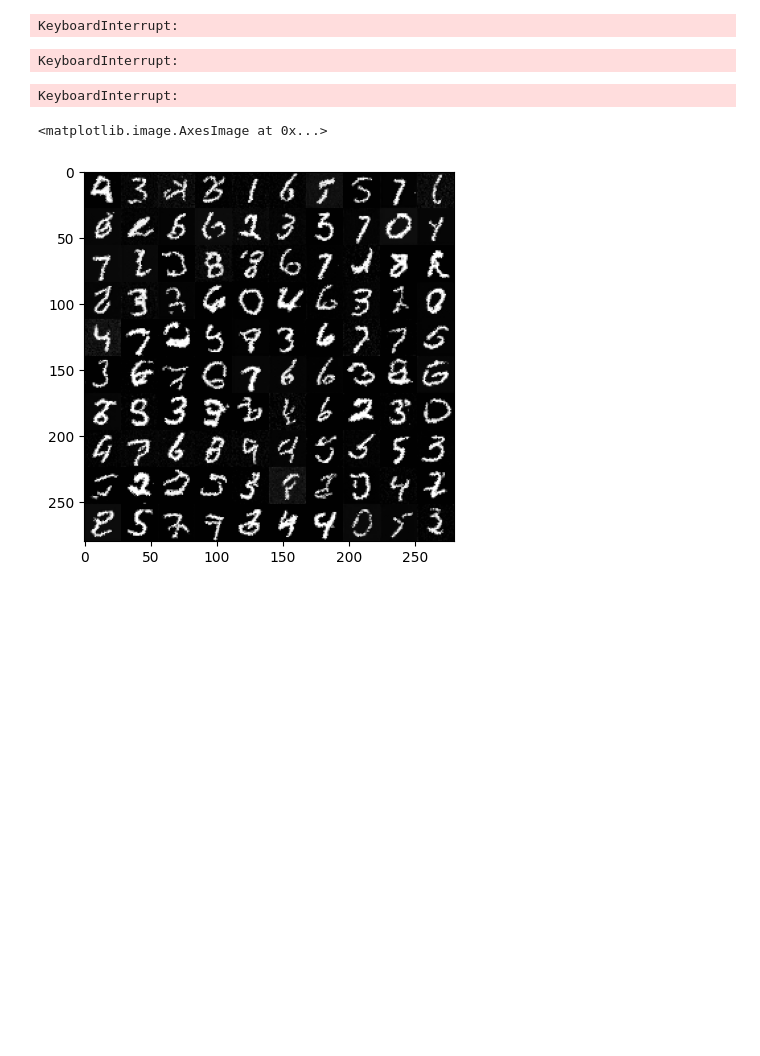
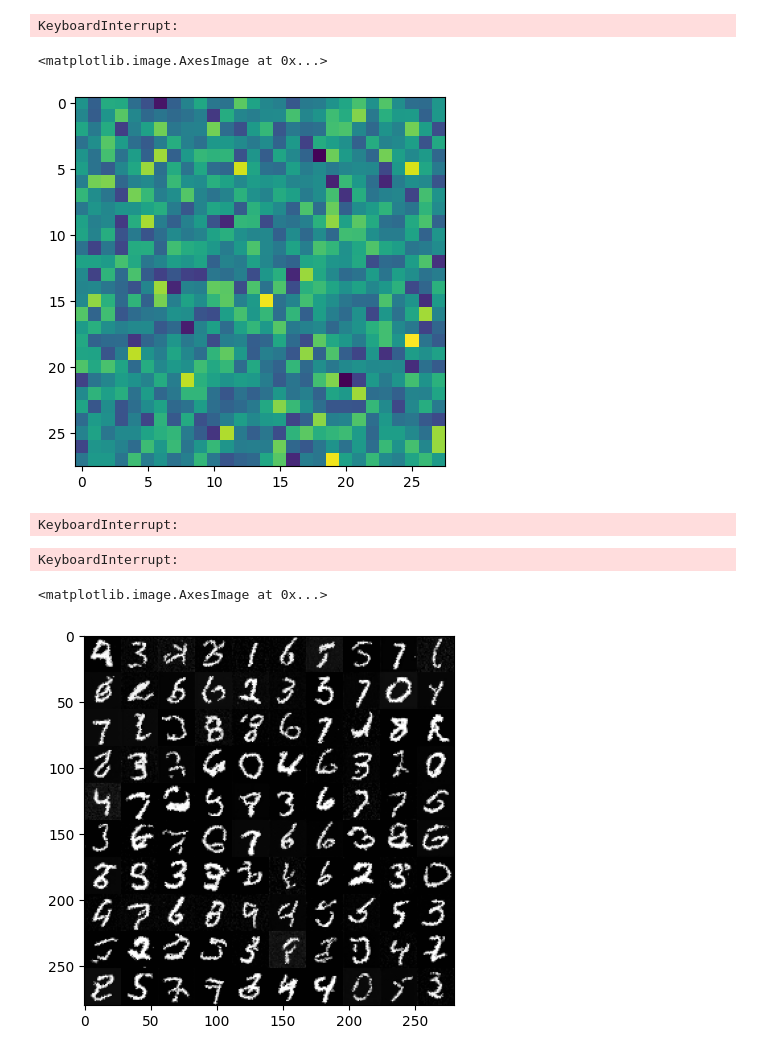
Before and after one commit to KacperWyrwal/topological-conditional-flow-matching, a Jupyter notebook: examples/images/mnist_example.ipynb, the cells around one changed output. Saved outputs shown, nothing was run; the diff lists cells and outputs as text; code cells hidden in the pictures; blank space fills up the shorter version.

```diff
--- a/examples/images/mnist_example.ipynb
+++ b/examples/images/mnist_example.ipynb
@@ -49,7 +49,7 @@ eigvecs, eigvals = grid_laplacian_eigenpairs(input_shape)
 fourier_transform = NaiveGridFourierTransform(input_shape, eigvecs)
 c = 2.0
 
-FM = ConditionalTopologicalFlowMatcher(c=c, eigenvalues=eigvals, eigenvectors=eigvecs, fourier_transform=fourier_transform)
+FM = ExactOptimalTransportConditionalTopologicalFlowMatcher(c=c, eigenvalues=eigvals, eigenvectors=eigvecs, fourier_transform=fourier_transform)
 
 vector_field = TopologicalVectorField(u_over_kappa_fn=model, fm=FM)
 node = NeuralODE(vector_field, solver="dopri5", sensitivity="adjoint", atol=1e-4, rtol=1e-4)
@@ -68,6 +68,17 @@ for epoch in range(n_epochs):
         pbar.set_postfix(loss=loss.item())
 # %% [output]
 KeyboardInterrupt:
+# %%
+with torch.no_grad():
+    traj = node.trajectory(
+        torch.randn(1, 1, 28, 28, device=device),
+        t_span=torch.linspace(0, 1, 2, device=device),
+    )
+
+plt.imshow(traj[0, 0, 0])
+# %% [output]
+<matplotlib.image.AxesImage at 0x...>
+[figure, added]
 # %%
 with torch.no_grad():
     traj = node.trajectory(
```
Also changed, not shown: 2 other files.
